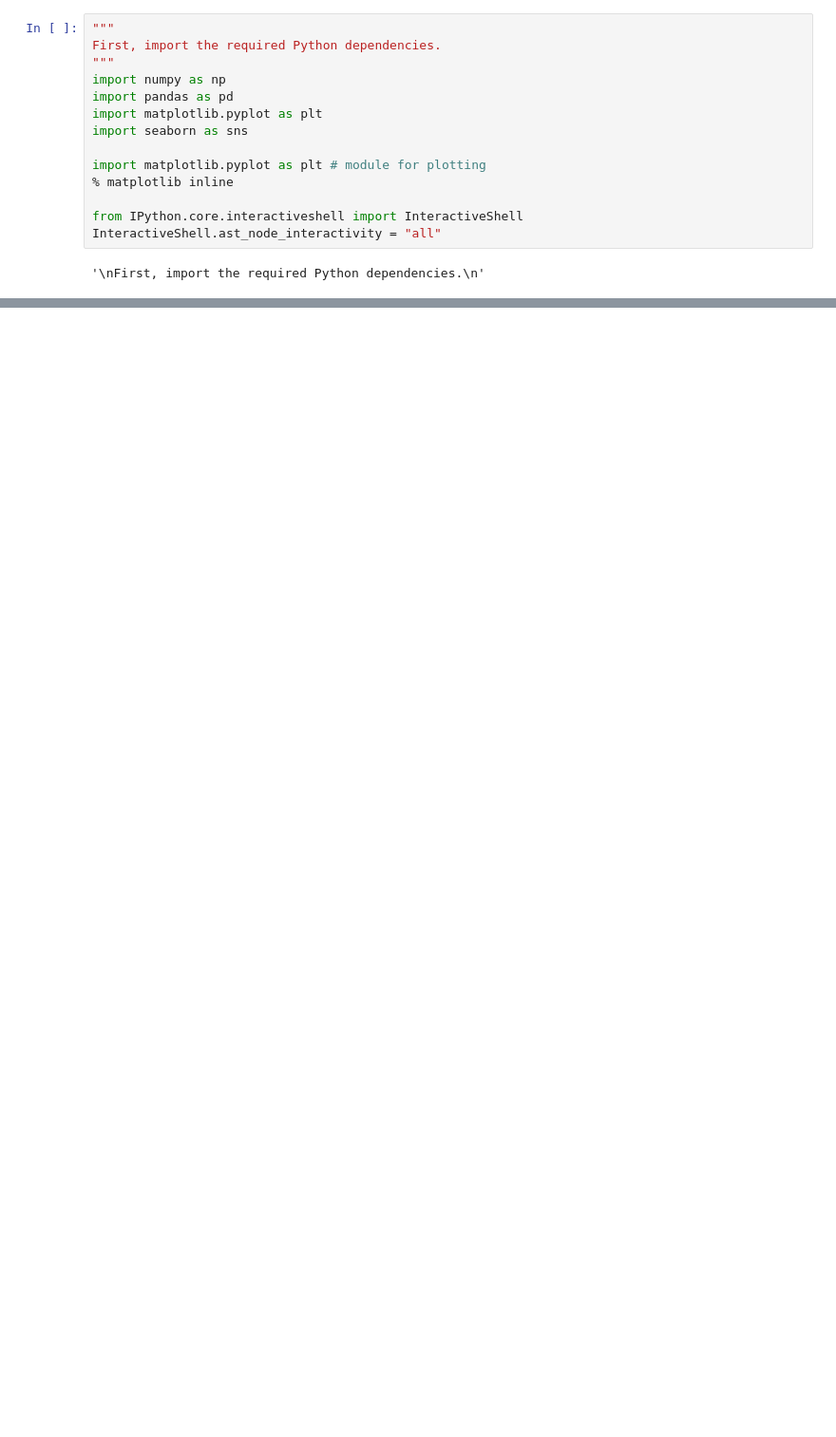
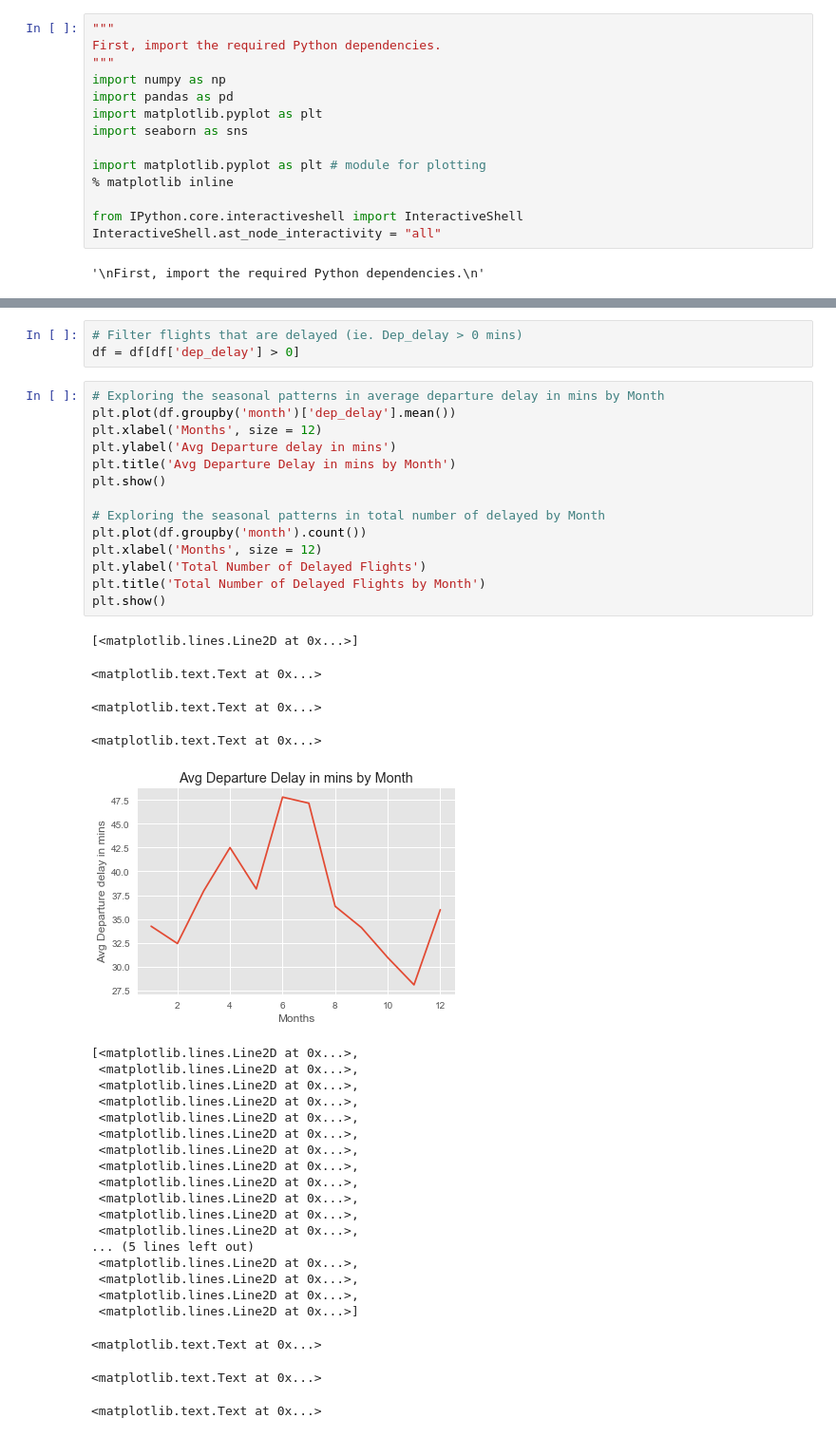
Before and after one commit to smahto243/Flight_Data, a Jupyter notebook: Best_Airports_TimeDep.ipynb, the cells around one changed output, grey strips where cells are left out. Shown: that part at 95% size. Saved outputs shown, nothing was run; the diff lists cells and outputs as text; blank space fills up the shorter version.

```diff
--- a/Best_Airports_TimeDep.ipynb
+++ b/Best_Airports_TimeDep.ipynb
@@ -65,0 +67,43 @@ grp_dep
+# %%
+# Filter flights that are delayed (ie. Dep_delay > 0 mins)
+df = df[df['dep_delay'] > 0]
+# %%
+# Exploring the seasonal patterns in average departure delay in mins by Month
+plt.plot(df.groupby('month')['dep_delay'].mean())
+plt.xlabel('Months', size = 12)
+plt.ylabel('Avg Departure delay in mins')
+plt.title('Avg Departure Delay in mins by Month')
+plt.show()
+
+# Exploring the seasonal patterns in total number of delayed by Month
+plt.plot(df.groupby('month').count())
+plt.xlabel('Months', size = 12)
+plt.ylabel('Total Number of Delayed Flights')
+plt.title('Total Number of Delayed Flights by Month')
+plt.show()
+# %% [output]
+[<matplotlib.lines.Line2D at 0x...>]
+<matplotlib.text.Text at 0x...>
+<matplotlib.text.Text at 0x...>
+<matplotlib.text.Text at 0x...>
+[figure, added]
+[<matplotlib.lines.Line2D at 0x...>,
+ <matplotlib.lines.Line2D at 0x...>,
+ <matplotlib.lines.Line2D at 0x...>,
+ <matplotlib.lines.Line2D at 0x...>,
+ <matplotlib.lines.Line2D at 0x...>,
+ <matplotlib.lines.Line2D at 0x...>,
+ <matplotlib.lines.Line2D at 0x...>,
+ <matplotlib.lines.Line2D at 0x...>,
+ <matplotlib.lines.Line2D at 0x...>,
+ <matplotlib.lines.Line2D at 0x...>,
+ <matplotlib.lines.Line2D at 0x...>,
+ <matplotlib.lines.Line2D at 0x...>,
+... (5 lines left out)
+ <matplotlib.lines.Line2D at 0x...>,
+ <matplotlib.lines.Line2D at 0x...>,
+ <matplotlib.lines.Line2D at 0x...>,
+ <matplotlib.lines.Line2D at 0x...>]
+<matplotlib.text.Text at 0x...>
+<matplotlib.text.Text at 0x...>
+<matplotlib.text.Text at 0x...>
```
Also changed, not shown: parts of 9 cells of this notebook.
